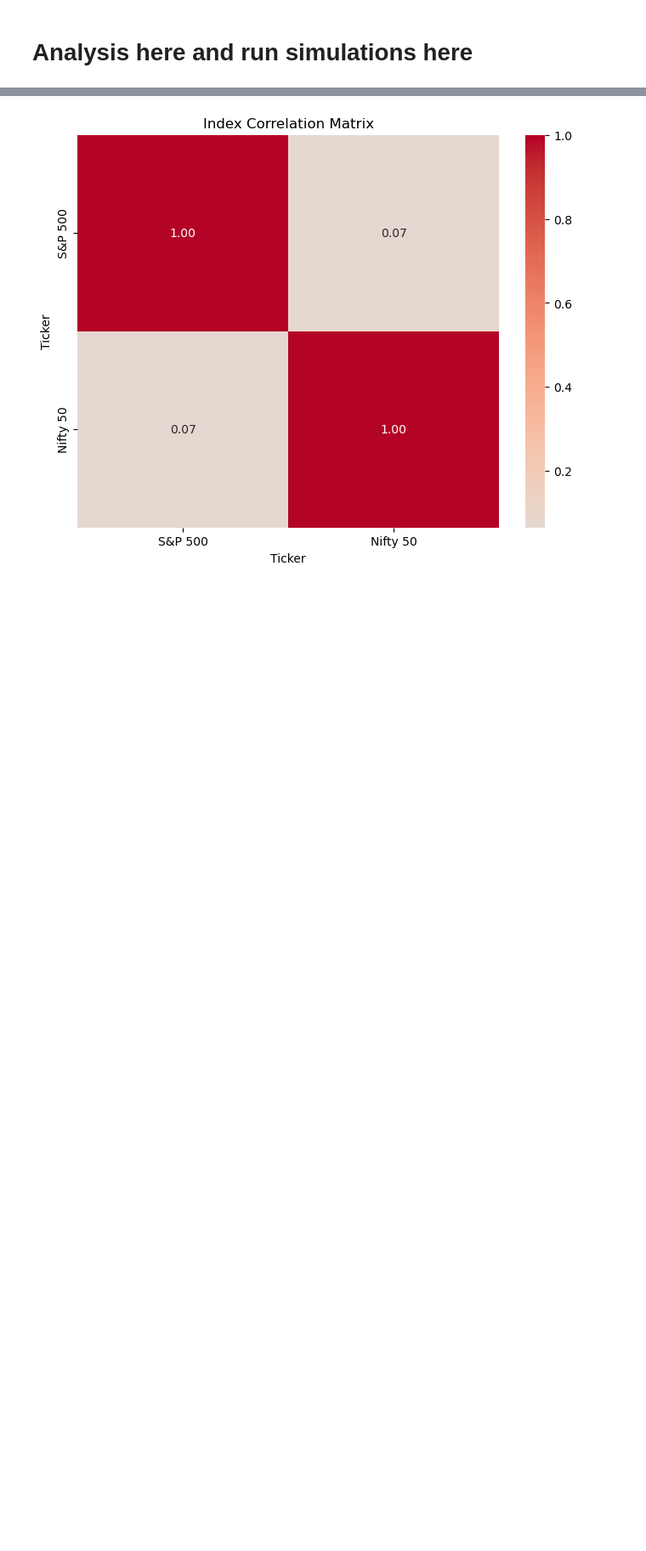
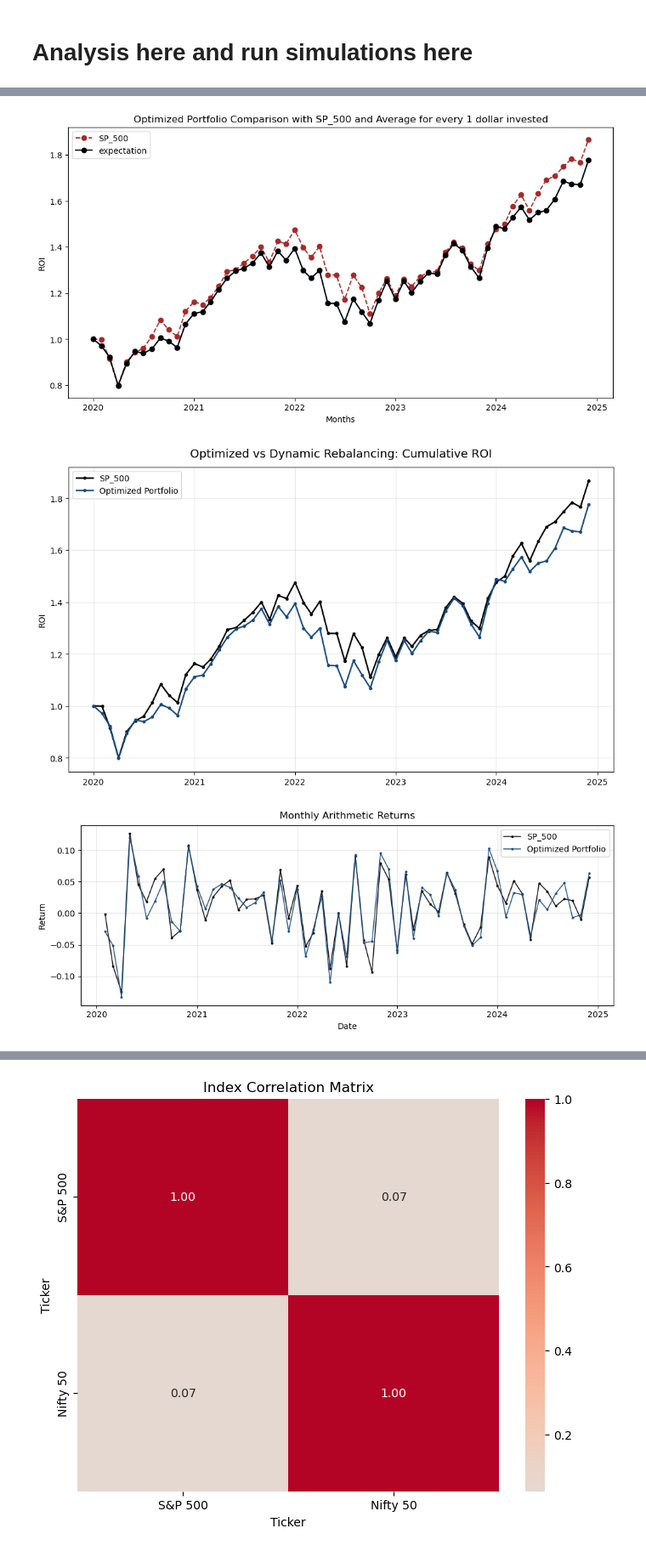
Before and after one commit to vincentbatten27/Multi-Factor_Investing, a Jupyter notebook: Multi_Factor_Fall_25/Run simulator.ipynb, the cells around one changed output, grey strips where cells are left out. Shown at 85% size. Drawn from its saved outputs; the diff is of its cells as text; code cells hidden in the pictures; blank space fills up the shorter version.

```diff
--- a/Multi_Factor_Fall_25/Run simulator.ipynb
+++ b/Multi_Factor_Fall_25/Run simulator.ipynb
@@ -2492,0 +2276,6 @@ Column 'FTI' could not be converted to float.
+# %%
+analyze_portfolios(final_visual(),.00209)
+# %% [output]
+[figure, added]
+[figure, added]
+[figure, added]
```
Also changed, not shown: parts of 41 cells of this notebook, 20 other files.
